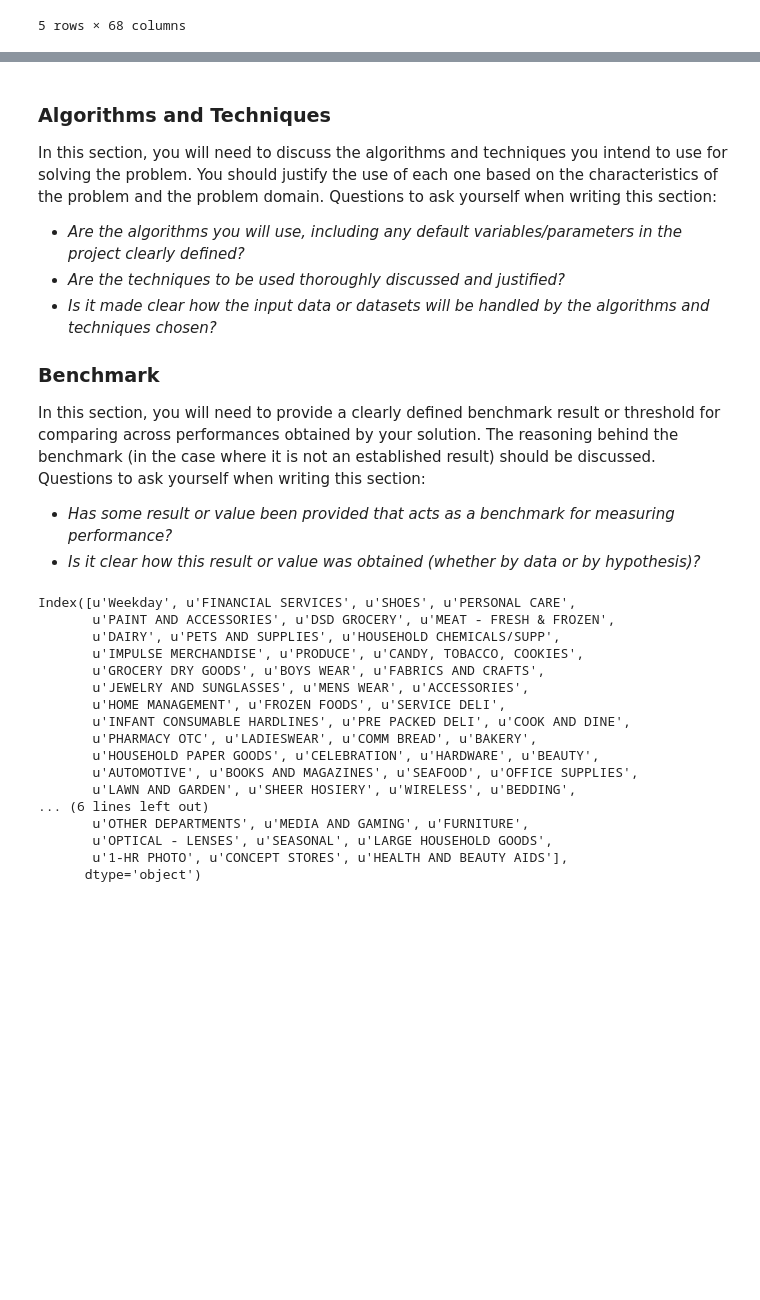
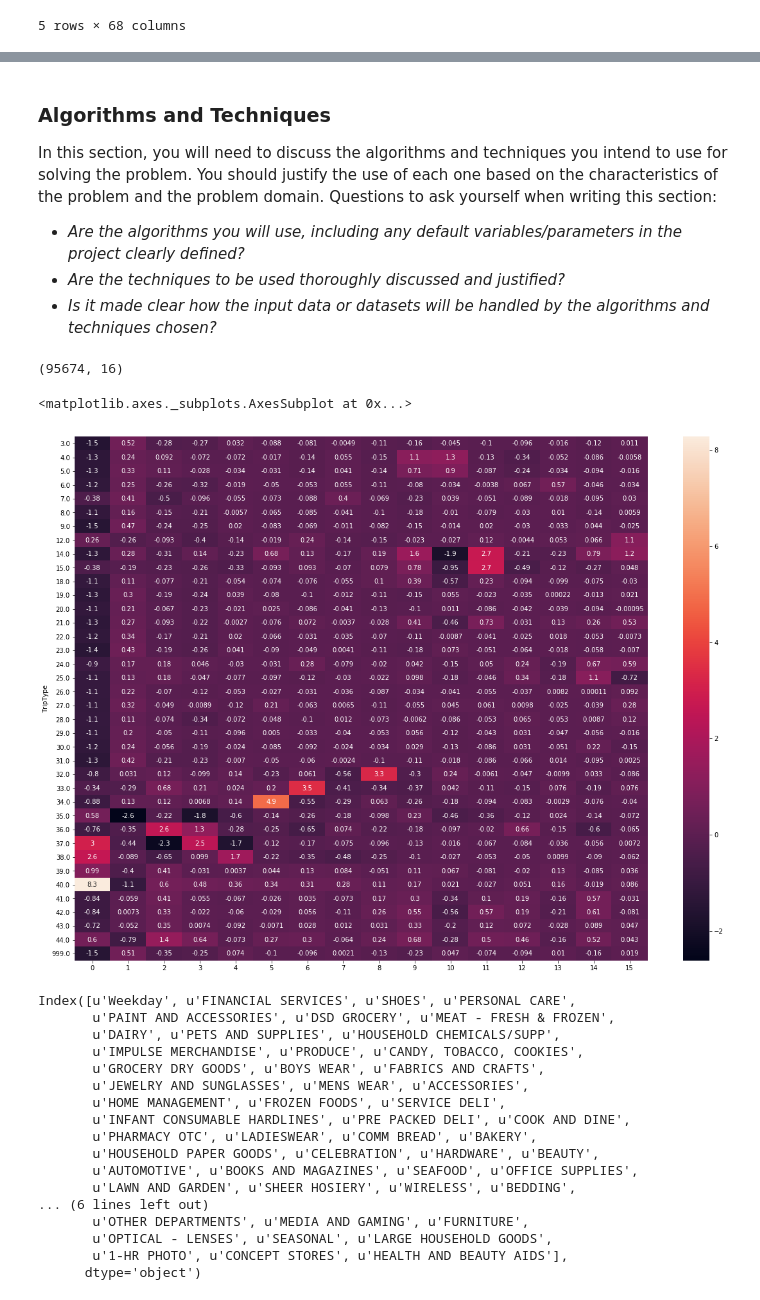
Before and after one commit to prosanes/machine-learning, a Jupyter notebook: projects/capstone/capstone_report.ipynb, the cells around one changed output, grey strips where cells are left out. Saved outputs shown, nothing was run; the diff lists cells and outputs as text; code cells hidden in the pictures; blank space fills up the shorter version.

```diff
--- a/projects/capstone/capstone_report.ipynb
+++ b/projects/capstone/capstone_report.ipynb
@@ -310,11 +316,27 @@ In this section, you will need to discuss the algorithms and techniques you inte
 - _Are the algorithms you will use, including any default variables/parameters in the project clearly defined?_
 - _Are the techniques to be used thoroughly discussed and justified?_
 - _Is it made clear how the input data or datasets will be handled by the algorithms and techniques chosen?_
-
-### Benchmark
-In this section, you will need to provide a clearly defined benchmark result or threshold for comparing across performances obtained by your solution. The reasoning behind the benchmark (in the case where it is not an established result) should be discussed. Questions to ask yourself when writing this section:
-- _Has some result or value been provided that acts as a benchmark for measuring performance?_
-- _Is it clear how this result or value was obtained (whether by data or by hypothesis)?_
+# %%
+from sklearn.decomposition import PCA
+
+by_visit_transformed = PCA(n_components=0.8).fit_transform(by_visit.drop(['VisitNumber', 'TripType', 'Weekday'], axis=1))
+print by_visit_transformed.shape
+
+by_visit_transformed = pd.DataFrame(by_visit_transformed)
+by_visit_transformed = by_visit_transformed.assign(TripType=by_visit['TripType'])
+# %% [output]
+(95674, 16)
+# %%
+transformed_means_by_trip_type = by_visit_transformed.groupby('TripType').mean()
+
+fig, ax = plt.subplots(figsize=(20,15))         # Sample figsize in inches
+
+heatmap(transformed_means_by_trip_type,
+        annot=True,
+        ax=ax)
+# %% [output]
+<matplotlib.axes._subplots.AxesSubplot at 0x...>
+[figure, added]
 # %%
 from sklearn import preprocessing
 lb = preprocessing.LabelBinarizer()
```
Also changed, not shown: parts of 3 cells of this notebook.
